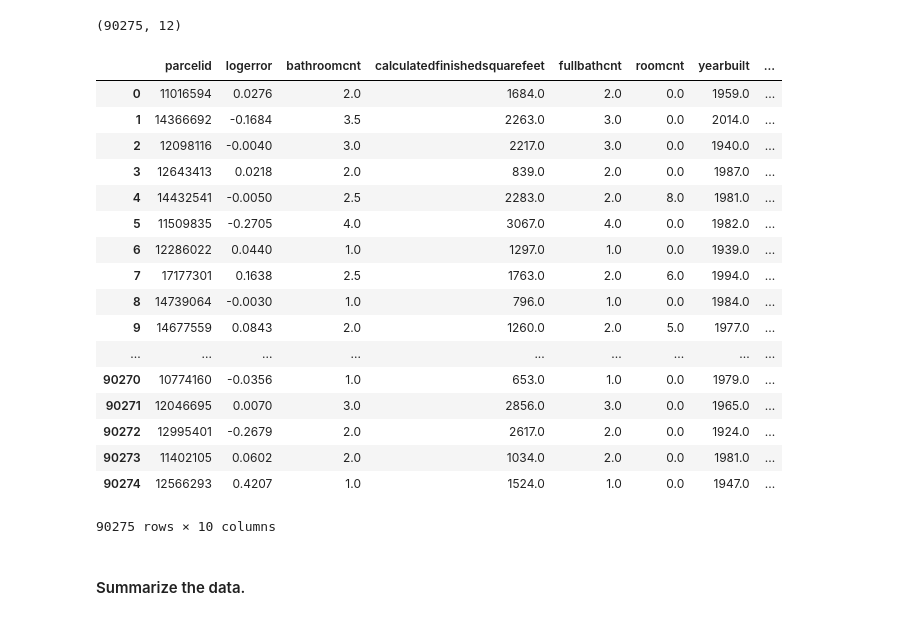
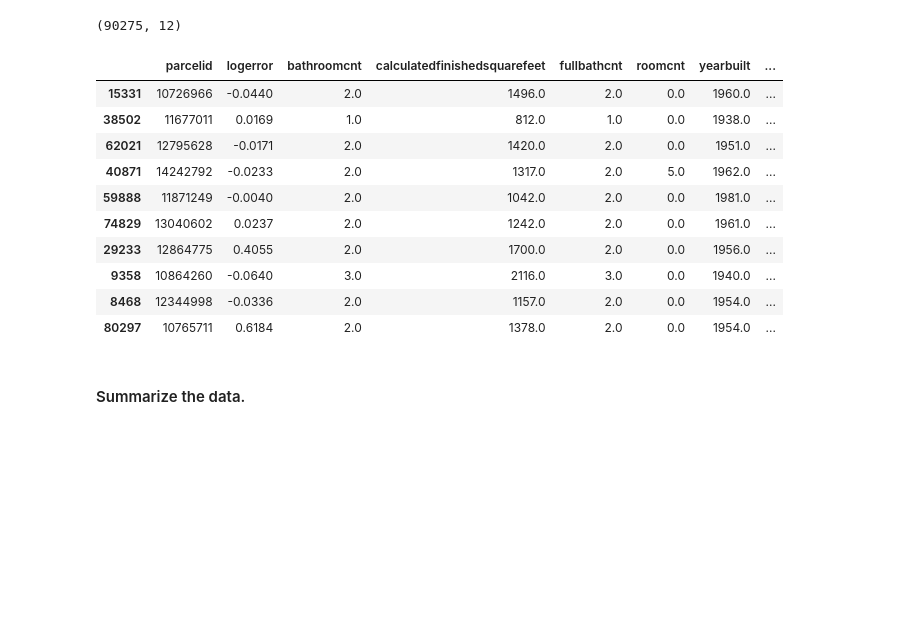
Before and after one commit to ecdedios/codeup-ds-projects, a Jupyter notebook: Regression_Proj_EdnalynCDeDios.ipynb, the cells around one changed output. Cells and saved outputs as stored; diff of their text form; code cells hidden in the pictures; blank space fills up the shorter version.

```diff
--- a/Regression_Proj_EdnalynCDeDios.ipynb
+++ b/Regression_Proj_EdnalynCDeDios.ipynb
@@ -152,26 +152,19 @@ dtype: int64
 # %%
 # Remove these columns entirely due to high number of null values
 df = df.drop(['regionidneighborhood', 'garagecarcnt'], axis=1)
-df
+df.sample(10)
 # %% [output]
 |  | parcelid | logerror | bathroomcnt | calculatedfinishedsquarefeet | fullbathcnt | roomcnt | yearbuilt | ... |
-| 0 | 11016594 | 0.0276 | 2.0 | 1684.0 | 2.0 | 0.0 | 1959.0 | ... |
-| 1 | 14366692 | -0.1684 | 3.5 | 2263.0 | 3.0 | 0.0 | 2014.0 | ... |
-| 2 | 12098116 | -0.0040 | 3.0 | 2217.0 | 3.0 | 0.0 | 1940.0 | ... |
-| 3 | 12643413 | 0.0218 | 2.0 | 839.0 | 2.0 | 0.0 | 1987.0 | ... |
-| 4 | 14432541 | -0.0050 | 2.5 | 2283.0 | 2.0 | 8.0 | 1981.0 | ... |
-| 5 | 11509835 | -0.2705 | 4.0 | 3067.0 | 4.0 | 0.0 | 1982.0 | ... |
-| 6 | 12286022 | 0.0440 | 1.0 | 1297.0 | 1.0 | 0.0 | 1939.0 | ... |
-| 7 | 17177301 | 0.1638 | 2.5 | 1763.0 | 2.0 | 6.0 | 1994.0 | ... |
-| 8 | 14739064 | -0.0030 | 1.0 | 796.0 | 1.0 | 0.0 | 1984.0 | ... |
-| 9 | 14677559 | 0.0843 | 2.0 | 1260.0 | 2.0 | 5.0 | 1977.0 | ... |
-| ... | ... | ... | ... | ... | ... | ... | ... | ... |
-| 90270 | 10774160 | -0.0356 | 1.0 | 653.0 | 1.0 | 0.0 | 1979.0 | ... |
-| 90271 | 12046695 | 0.0070 | 3.0 | 2856.0 | 3.0 | 0.0 | 1965.0 | ... |
-| 90272 | 12995401 | -0.2679 | 2.0 | 2617.0 | 2.0 | 0.0 | 1924.0 | ... |
-| 90273 | 11402105 | 0.0602 | 2.0 | 1034.0 | 2.0 | 0.0 | 1981.0 | ... |
-| 90274 | 12566293 | 0.4207 | 1.0 | 1524.0 | 1.0 | 0.0 | 1947.0 | ... |
+| 15331 | 10726966 | -0.0440 | 2.0 | 1496.0 | 2.0 | 0.0 | 1960.0 | ... |
+| 38502 | 11677011 | 0.0169 | 1.0 | 812.0 | 1.0 | 0.0 | 1938.0 | ... |
+| 62021 | 12795628 | -0.0171 | 2.0 | 1420.0 | 2.0 | 0.0 | 1951.0 | ... |
+| 40871 | 14242792 | -0.0233 | 2.0 | 1317.0 | 2.0 | 5.0 | 1962.0 | ... |
+| 59888 | 11871249 | -0.0040 | 2.0 | 1042.0 | 2.0 | 0.0 | 1981.0 | ... |
+| 74829 | 13040602 | 0.0237 | 2.0 | 1242.0 | 2.0 | 0.0 | 1961.0 | ... |
+| 29233 | 12864775 | 0.4055 | 2.0 | 1700.0 | 2.0 | 0.0 | 1956.0 | ... |
+| 9358 | 10864260 | -0.0640 | 3.0 | 2116.0 | 3.0 | 0.0 | 1940.0 | ... |
+| 8468 | 12344998 | -0.0336 | 2.0 | 1157.0 | 2.0 | 0.0 | 1954.0 | ... |
+| 80297 | 10765711 | 0.6184 | 2.0 | 1378.0 | 2.0 | 0.0 | 1954.0 | ... |
-90275 rows × 10 columns
 # %% [markdown]
 #### Summarize the data.
 # %%
```
Also changed, not shown: parts of 14 cells of this notebook.
